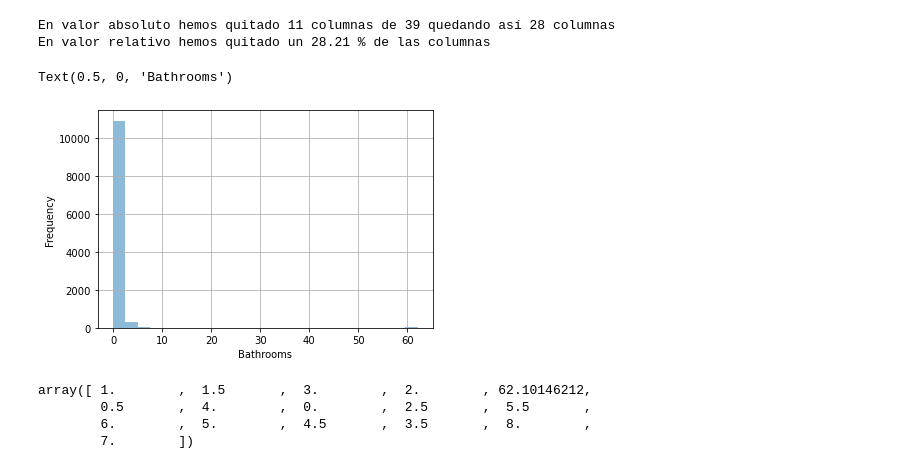
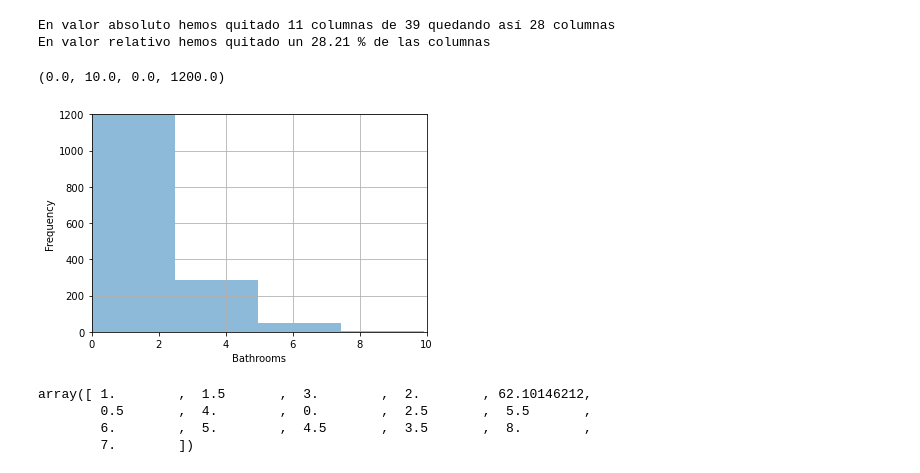
Before and after one commit to jimmyls92/Machine-Learning, a Jupyter notebook: Project_ML.ipynb, the cells around one changed output. Saved outputs shown, nothing was run; the diff lists cells and outputs as text; code cells hidden in the pictures.

```diff
--- a/Project_ML.ipynb
+++ b/Project_ML.ipynb
@@ -306,9 +306,10 @@ En valor relativo hemos quitado un 28.21 % de las columnas
 # %%
 df_train['Bathrooms'].plot.hist(alpha=0.5, bins=25, grid = True)
 plt.xlabel('Bathrooms')
+plt.axis([0, 10, 0, 1200])
 # %% [output]
-Text(0.5, 0, 'Bathrooms')
+(0.0, 10.0, 0.0, 1200.0)
-[figure, old version]
+[figure, new version]
 # %%
 df_train['Bathrooms'].unique()
 # %% [output]
```
Also changed, not shown: parts of 13 cells of this notebook.
